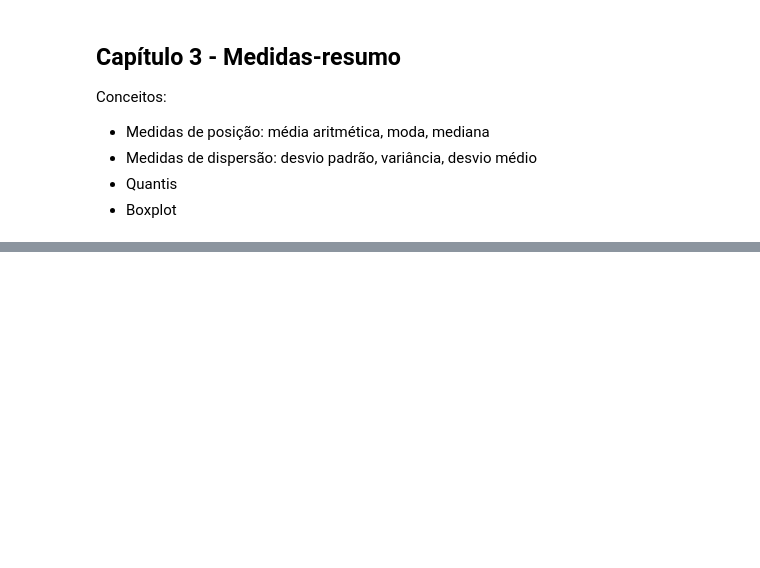
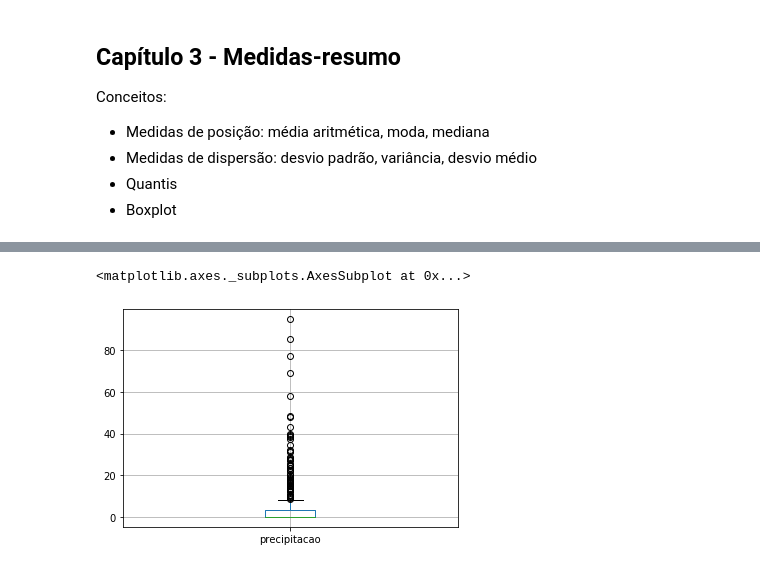
Before and after one commit to beatrizmilz/grupo_estudo_data_science_II, a Jupyter notebook: consumo_cerveja.ipynb, the cells around one changed output, grey strips where cells are left out. Drawn from its saved outputs; the diff is of its cells as text; code cells hidden in the pictures; blank space fills up the shorter version.

```diff
--- a/consumo_cerveja.ipynb
+++ b/consumo_cerveja.ipynb
@@ -156,0 +238,5 @@ consumo_cerveja.mode(numeric_only=True)
+# %%
+consumo_cerveja.boxplot(column=["precipitacao"])
+# %% [output]
+<matplotlib.axes._subplots.AxesSubplot at 0x...>
+[figure, added]
```
Also changed, not shown: parts of 17 cells of this notebook.
